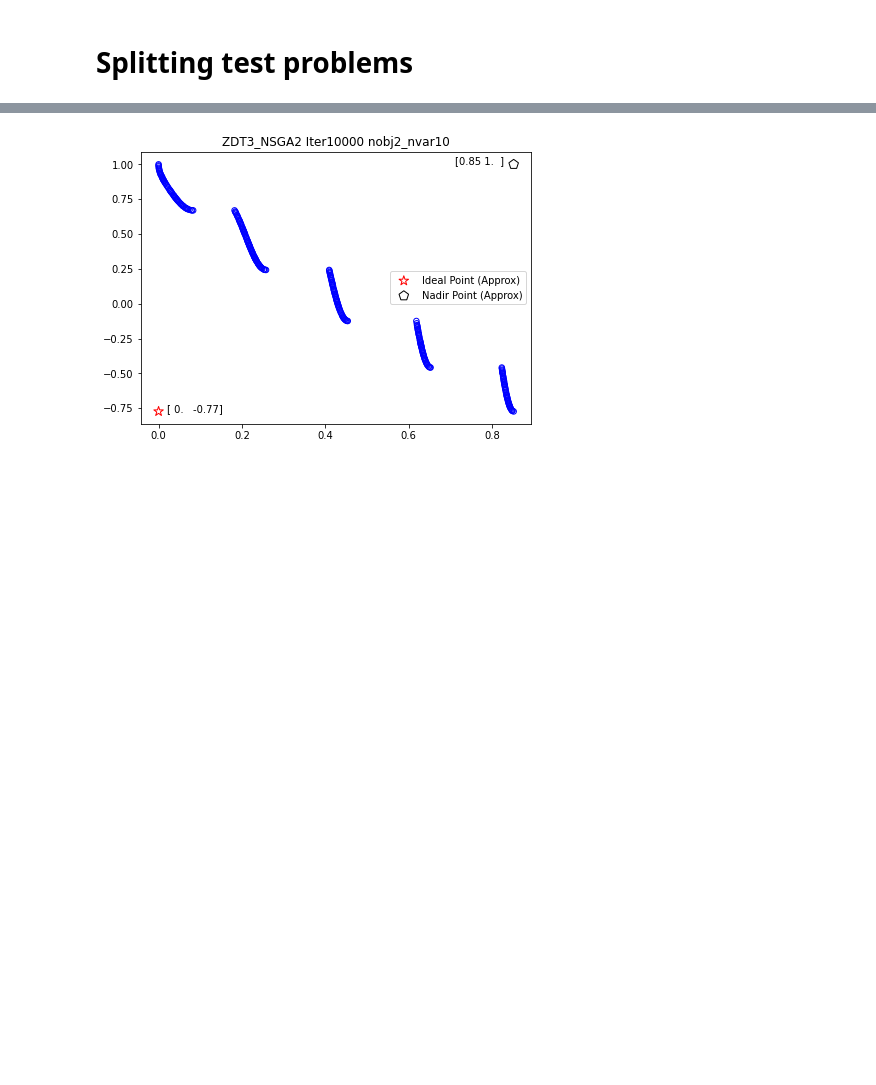
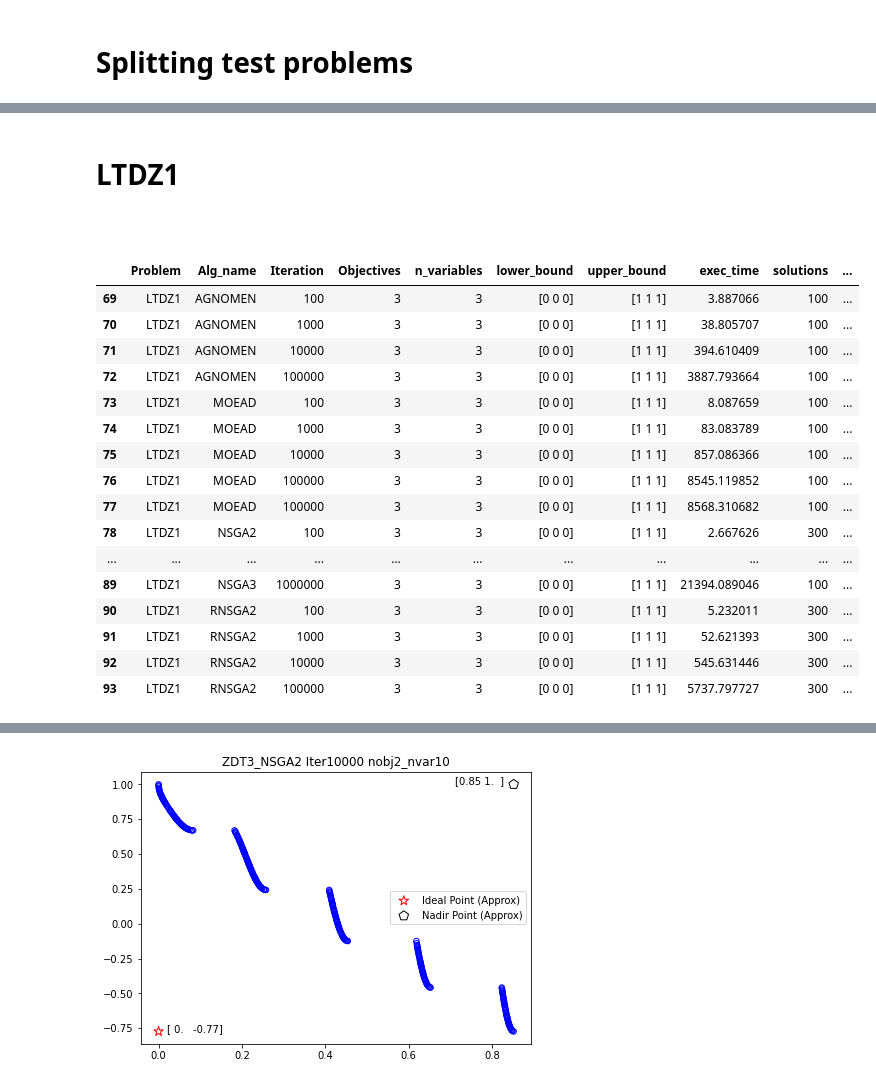
Before and after one commit to wuyoscar/Multi-Obj_Optimization, a Jupyter notebook: Result/process_result.ipynb, the cells around one changed output, grey strips where cells are left out. Drawn from its saved outputs; the diff is of its cells as text; code cells hidden in the pictures; blank space fills up the shorter version.

```diff
--- a/Result/process_result.ipynb
+++ b/Result/process_result.ipynb
@@ -50,0 +103,25 @@ array(['KUR1', 'LTDZ1', 'SK2', 'TKLY1', 'VU1', 'VU2', 'ZDT1', 'ZDT2',
+# %% [markdown]
+# LTDZ1
+# %% [markdown]
+#
+# %%
+ltdz1 = splits[1][1]
+ltdz1
+# %% [output]
+|  | Problem | Alg_name | Iteration | Objectives | n_variables | lower_bound | upper_bound | exec_time | solutions | ... |
+| 69 | LTDZ1 | AGNOMEN | 100 | 3 | 3 | [0 0 0] | [1 1 1] | 3.887066 | 100 | ... |
+| 70 | LTDZ1 | AGNOMEN | 1000 | 3 | 3 | [0 0 0] | [1 1 1] | 38.805707 | 100 | ... |
+| 71 | LTDZ1 | AGNOMEN | 10000 | 3 | 3 | [0 0 0] | [1 1 1] | 394.610409 | 100 | ... |
+| 72 | LTDZ1 | AGNOMEN | 100000 | 3 | 3 | [0 0 0] | [1 1 1] | 3887.793664 | 100 | ... |
+| 73 | LTDZ1 | MOEAD | 100 | 3 | 3 | [0 0 0] | [1 1 1] | 8.087659 | 100 | ... |
+| 74 | LTDZ1 | MOEAD | 1000 | 3 | 3 | [0 0 0] | [1 1 1] | 83.083789 | 100 | ... |
+| 75 | LTDZ1 | MOEAD | 10000 | 3 | 3 | [0 0 0] | [1 1 1] | 857.086366 | 100 | ... |
+| 76 | LTDZ1 | MOEAD | 100000 | 3 | 3 | [0 0 0] | [1 1 1] | 8545.119852 | 100 | ... |
+| 77 | LTDZ1 | MOEAD | 100000 | 3 | 3 | [0 0 0] | [1 1 1] | 8568.310682 | 100 | ... |
+| 78 | LTDZ1 | NSGA2 | 100 | 3 | 3 | [0 0 0] | [1 1 1] | 2.667626 | 300 | ... |
+| ... | ... | ... | ... | ... | ... | ... | ... | ... | ... | ... |
+| 89 | LTDZ1 | NSGA3 | 1000000 | 3 | 3 | [0 0 0] | [1 1 1] | 21394.089046 | 100 | ... |
+| 90 | LTDZ1 | RNSGA2 | 100 | 3 | 3 | [0 0 0] | [1 1 1] | 5.232011 | 300 | ... |
+| 91 | LTDZ1 | RNSGA2 | 1000 | 3 | 3 | [0 0 0] | [1 1 1] | 52.621393 | 300 | ... |
+| 92 | LTDZ1 | RNSGA2 | 10000 | 3 | 3 | [0 0 0] | [1 1 1] | 545.631446 | 300 | ... |
+| 93 | LTDZ1 | RNSGA2 | 100000 | 3 | 3 | [0 0 0] | [1 1 1] | 5737.797727 | 300 | ... |
```
Also changed, not shown: parts of 15 cells of this notebook.
